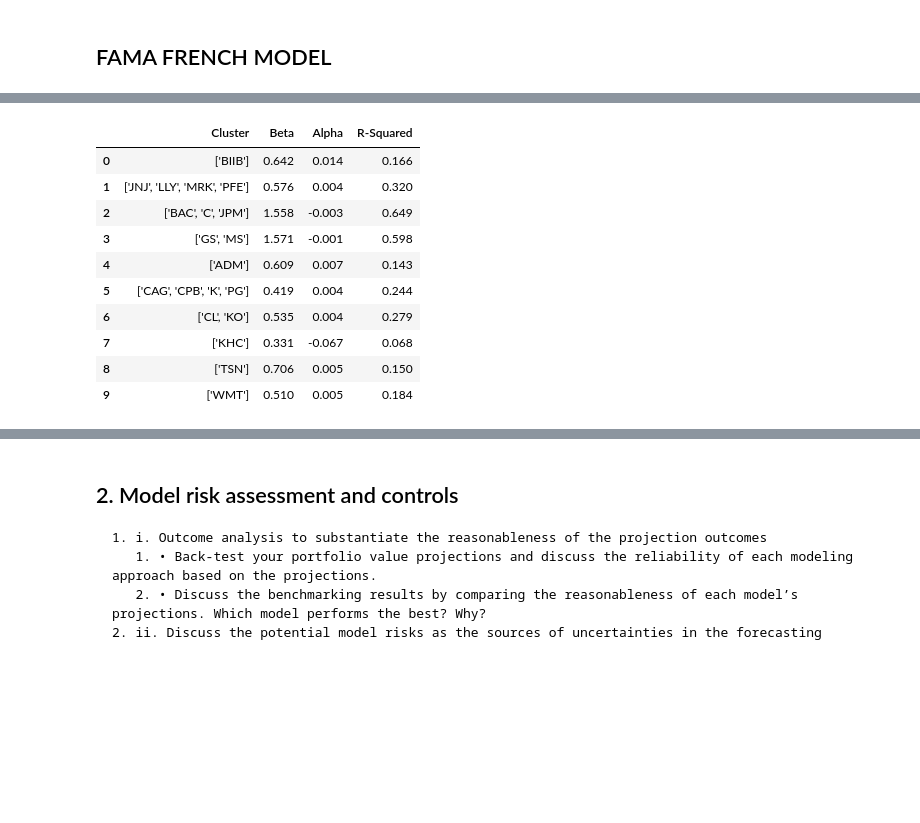
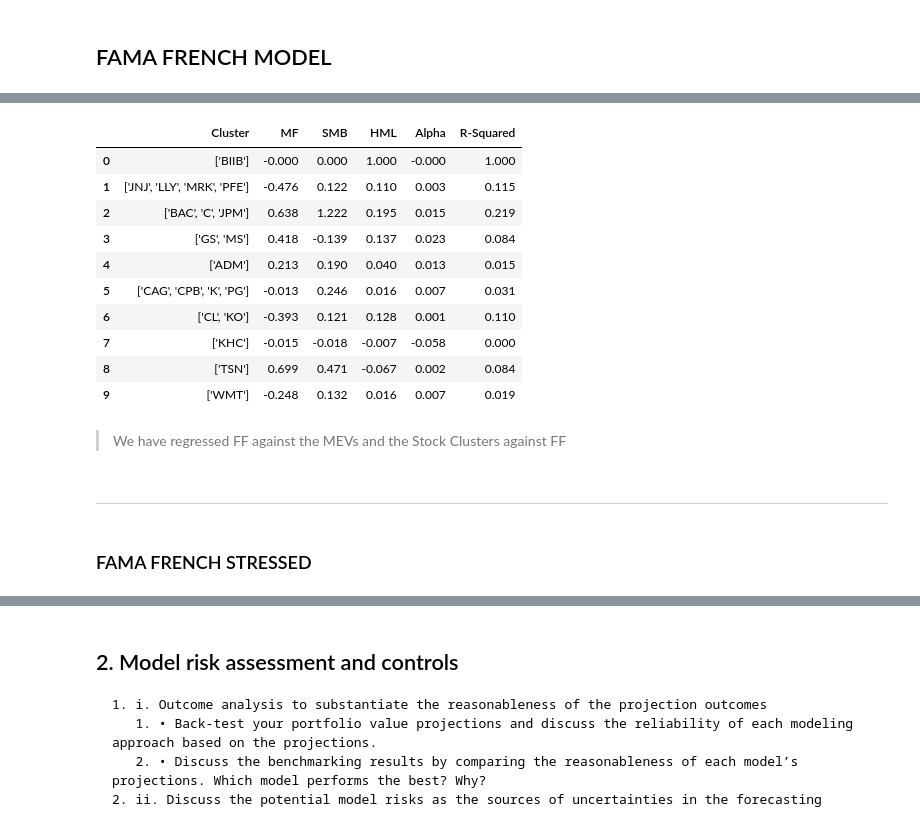
Before and after one commit to alanwake47/FINM-35000-Topics-in-Econ, a Jupyter notebook: week6/hw3/HW3_G2.ipynb, the cells around one changed output, grey strips where cells are left out. Drawn from its saved outputs; the diff is of its cells as text; code cells hidden in the pictures; blank space fills up the shorter version.

```diff
--- a/week6/hw3/HW3_G2.ipynb
+++ b/week6/hw3/HW3_G2.ipynb
@@ -324,3 +430,9 @@ capm_data_summary
 | 7 | ['KHC'] | 0.253 | -0.067 | 0.040 |
 | 8 | ['TSN'] | 0.776 | 0.005 | 0.133 |
 | 9 | ['WMT'] | 0.396 | 0.005 | 0.091 |
+# %%
+#CAPM Stressed model
+capm_data_stressed = capm_data.copy()
+#Only keep 2008-2009 data
+capm_data_stressed = capm_data_stressed.loc['2008-01-01':'2009-12-01',:]
+capm_data_stressed.head()
@@ -327,9 +482,15 @@ capm_data_summary
 # %% [markdown]
 ## FAMA FRENCH MODEL
+# %%
+df_mev.set_index('Date', inplace=True)
 # %%
 # Drop columns 1:3 and column 7
-ff_data = wrds_data.drop(wrds_data.columns[1:3], axis=1)
-ff_data = ff_data.drop(ff_data.columns[5], axis=1)
-ff_data = ff_data.drop(ff_data.columns[2], axis=1)
+wrds_data_q.set_index('Date', inplace=True)
+ff_data = wrds_data_q.drop(wrds_data.columns[:2], axis=1)
+ff_data = ff_data.drop(ff_data.columns[1], axis=1)
+ff_data = ff_data.drop(ff_data.columns[3], axis=1)
+ff_data.rename(columns={'FAMA-FRENCH SIZE FACTOR (SMB)':'SMB'}, inplace=True)
+ff_data.rename(columns={'FAMA-FRENCH VALUE FACTOR (HML)':'HML'}, inplace=True)
+ff_data.rename(columns={'FAMA-FRENCH MARKET FACTOR':'MF'}, inplace=True)
 ff_data
 # %% [output]
@@ -348,0 +511,18 @@ ff_data
+# %%
+#Regress each FF factor against the market
+
+ff_mev_summary = pd.DataFrame(columns=['Factor','Alpha','R-Squared']+df_mev.columns[1:].tolist())
+
+X = df_mev
+
+for factor in ff_data.columns[:3]:
+    y = ff_data[factor]
+    X = sm.add_constant(X)
+    model = sm.OLS(y,X)
+    results = model.fit()
+    #Store the results in the dataframe
+    ff_mev_summary = ff_mev_summary.append({'Factor':factor,'Alpha':results.params[0],'R-Squared':results.rsquared}, ignore_index=True)
+    #Save the beta for each factor
+    for i in range(0,len(results.params),1):
+        if i > 0:
+            ff_mev_summary.loc[ff_mev_summary['Factor']==factor,results.params.index[i]] = results.params[i]
@@ -349,27 +549,34 @@ ff_data
 # %%
 #Create a dataframe to store the betas, alphas and r-squared values for each cluster/regression
-ff_data_summary = pd.DataFrame(columns=['Cluster','Beta','Alpha','R-Squared'])
+ff_data_summary = pd.DataFrame(columns=['Cluster','MF','SMB','HML','Alpha','R-Squared'])
 
 X = ff_data.iloc[:,1:4]
 
 for cluster,stocks in grouped_stocks.items():
     #Run a OLS regression for each cluster against the market (column 1 of ff_data)
     y = ff_data[stocks].mean(axis=1)
     X = sm.add_constant(X)
     model = sm.OLS(y,X)
     results = model.fit()
     #Store the results in the dataframe
-    ff_data_summary = ff_data_summary.append({'Cluster':str(stocks),'Beta':results.params[1],'Alpha':results.params[0],'R-Squared':results.rsquared}, ignore_index=True)
+    ff_data_summary = ff_data_summary.append({'Cluster':str(stocks),'MF':results.params[1],'SMB':results.params[2],'HML':results.params[3],'Alpha':results.params[0],'R-Squared':results.rsquared}, ignore_index=True)
+
 ff_data_summary
 # %% [output]
-|  | Cluster | Beta | Alpha | R-Squared |
-| 0 | ['BIIB'] | 0.642 | 0.014 | 0.166 |
-| 1 | ['JNJ', 'LLY', 'MRK', 'PFE'] | 0.576 | 0.004 | 0.320 |
-| 2 | ['BAC', 'C', 'JPM'] | 1.558 | -0.003 | 0.649 |
-| 3 | ['GS', 'MS'] | 1.571 | -0.001 | 0.598 |
-| 4 | ['ADM'] | 0.609 | 0.007 | 0.143 |
-| 5 | ['CAG', 'CPB', 'K', 'PG'] | 0.419 | 0.004 | 0.244 |
-| 6 | ['CL', 'KO'] | 0.535 | 0.004 | 0.279 |
-| 7 | ['KHC'] | 0.331 | -0.067 | 0.068 |
-| 8 | ['TSN'] | 0.706 | 0.005 | 0.150 |
-| 9 | ['WMT'] | 0.510 | 0.005 | 0.184 |
+|  | Cluster | MF | SMB | HML | Alpha | R-Squared |
+| 0 | ['BIIB'] | -0.000 | 0.000 | 1.000 | -0.000 | 1.000 |
+| 1 | ['JNJ', 'LLY', 'MRK', 'PFE'] | -0.476 | 0.122 | 0.110 | 0.003 | 0.115 |
+| 2 | ['BAC', 'C', 'JPM'] | 0.638 | 1.222 | 0.195 | 0.015 | 0.219 |
+| 3 | ['GS', 'MS'] | 0.418 | -0.139 | 0.137 | 0.023 | 0.084 |
+| 4 | ['ADM'] | 0.213 | 0.190 | 0.040 | 0.013 | 0.015 |
+| 5 | ['CAG', 'CPB', 'K', 'PG'] | -0.013 | 0.246 | 0.016 | 0.007 | 0.031 |
+| 6 | ['CL', 'KO'] | -0.393 | 0.121 | 0.128 | 0.001 | 0.110 |
+| 7 | ['KHC'] | -0.015 | -0.018 | -0.007 | -0.058 | 0.000 |
+| 8 | ['TSN'] | 0.699 | 0.471 | -0.067 | 0.002 | 0.084 |
+| 9 | ['WMT'] | -0.248 | 0.132 | 0.016 | 0.007 | 0.019 |
+# %% [markdown]
+>We have regressed FF against the MEVs and the Stock Clusters against FF
+# %% [markdown]
+---
+# %% [markdown]
+### FAMA FRENCH STRESSED
```
Also changed, not shown: parts of 31 cells of this notebook, 4 other files.
